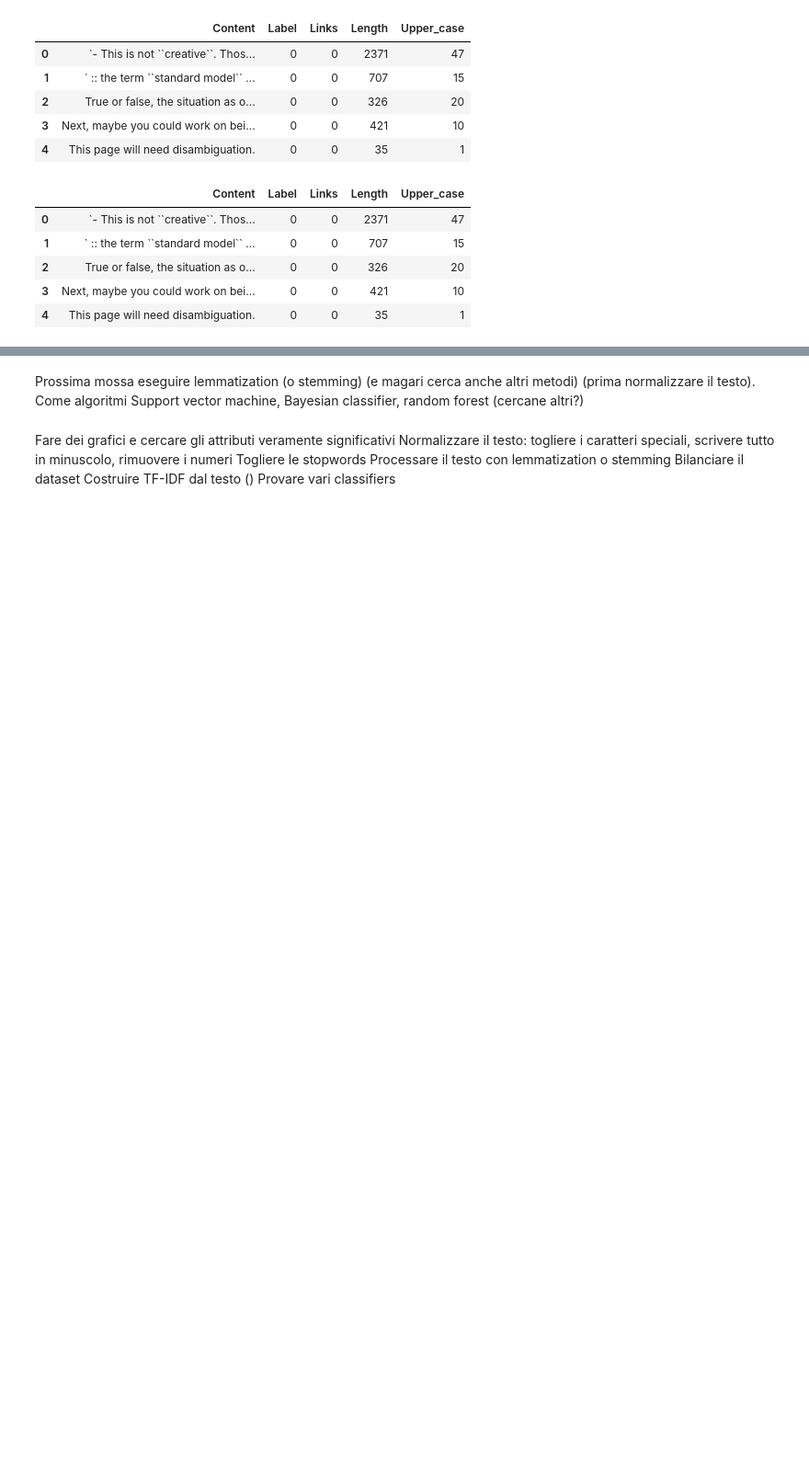
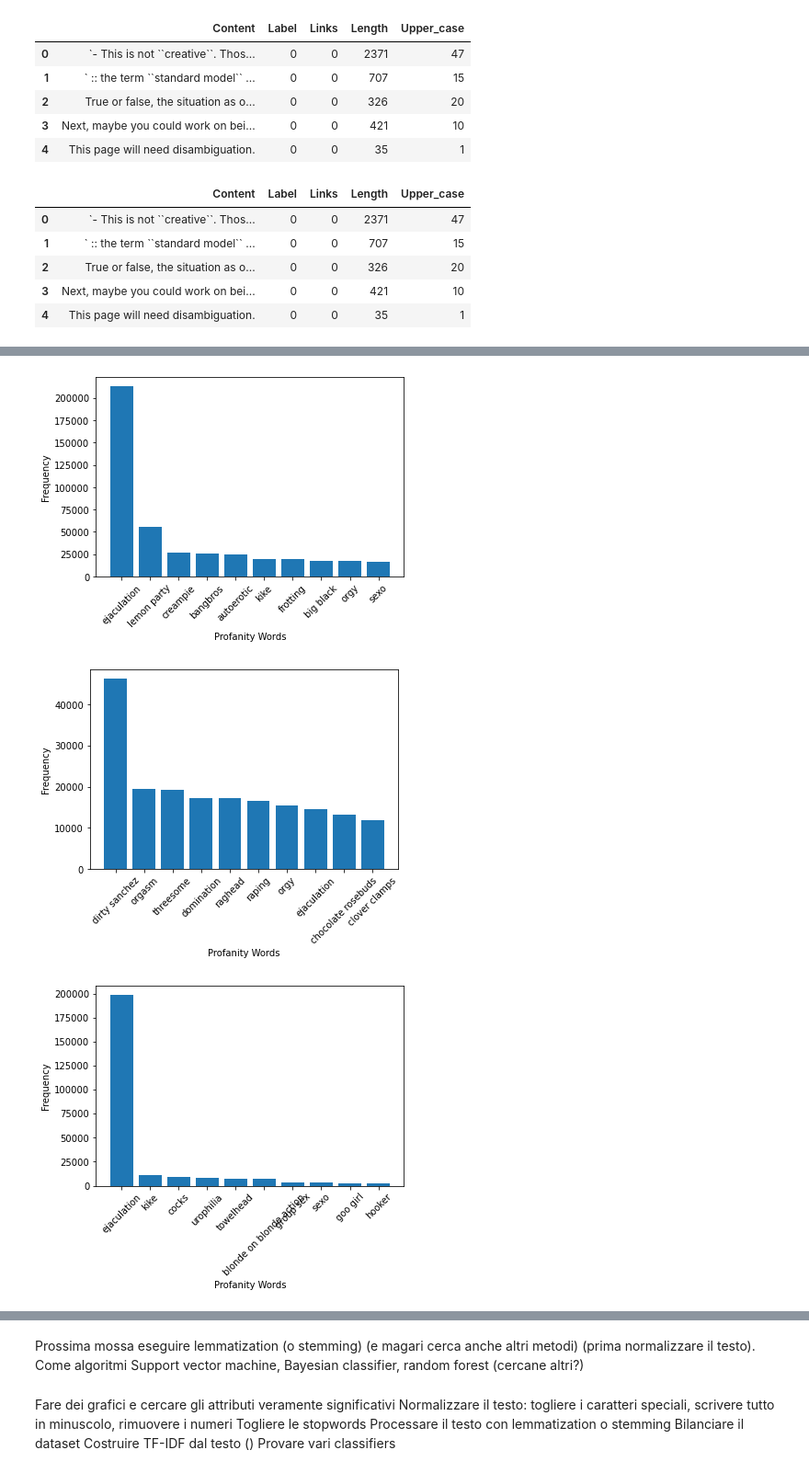
Before and after one commit to FilippoSechi/HateSpeechDetection, a Jupyter notebook: notebook.ipynb, the cells around one changed output, grey strips where cells are left out. Shown at 92% size. Saved outputs shown, nothing was run; the diff lists cells and outputs as text; code cells hidden in the pictures; blank space fills up the shorter version.

```diff
--- a/notebook.ipynb
+++ b/notebook.ipynb
@@ -299,0 +295,39 @@ plt.show()
+# %%
+from sklearn.feature_extraction.text import CountVectorizer
+import matplotlib.pyplot as plt
+import numpy as np
+
+def histogram_profanities(dataframe,profanities):
+    vectorizer = CountVectorizer()
+    bow_matrix = vectorizer.fit_transform(dataframe)
+
+    vocabulary = vectorizer.get_feature_names_out()
+
+    # Get indices of profanities in the vocabulary
+    profanity_indices = [np.where(vocabulary == word)[0][0] for word in profanities if word in vocabulary]
+
+    # Calculate profanity frequencies
+    profanity_frequencies = bow_matrix[:, profanity_indices].toarray().sum(axis=0)
+
+    # Sort profanities and frequencies in descending order
+    sorted_indices = np.argsort(profanity_frequencies)[::-1]
+    sorted_profanities = [profanities[i] for i in sorted_indices]
+    sorted_frequencies = profanity_frequencies[sorted_indices]
+
+    # Plot the top 10 most used profanities
+    plt.bar(sorted_profanities[:10], sorted_frequencies[:10])
+    plt.xlabel('Profanity Words')
+    plt.ylabel('Frequency')
+    plt.xticks(rotation=45)
+    plt.show()
+# %%
+histogram_profanities(df["Content"],list(profanities))
+
+#Hate speech subset graph
+histogram_profanities(df[df["Label"]==1]["Content"],list(profanities))
+#NON hate speech subset graph
+histogram_profanities(df[df["Label"]==0]["Content"],list(profanities))
+# %% [output]
+[figure, added]
+[figure, added]
+[figure, added]
```
Also changed, not shown: parts of 14 cells of this notebook.
